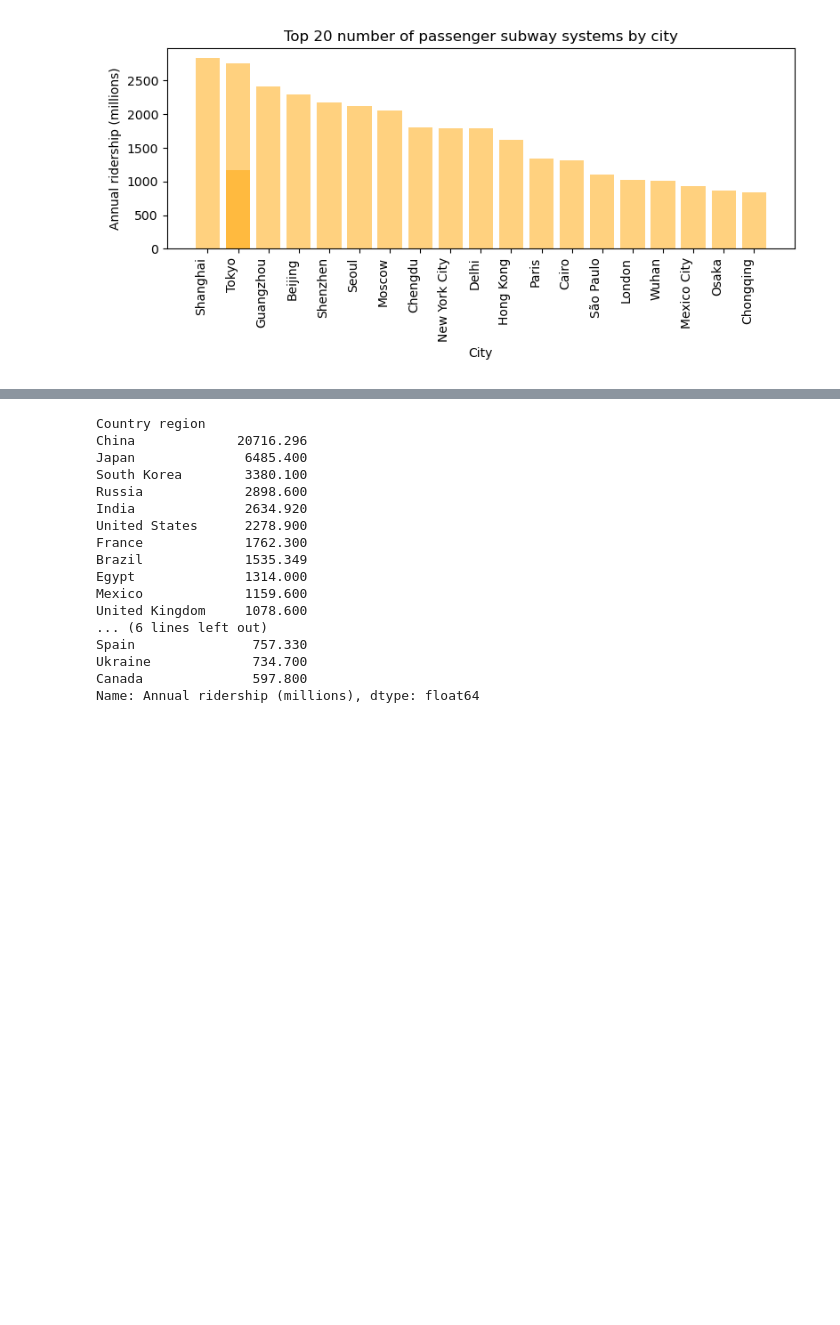
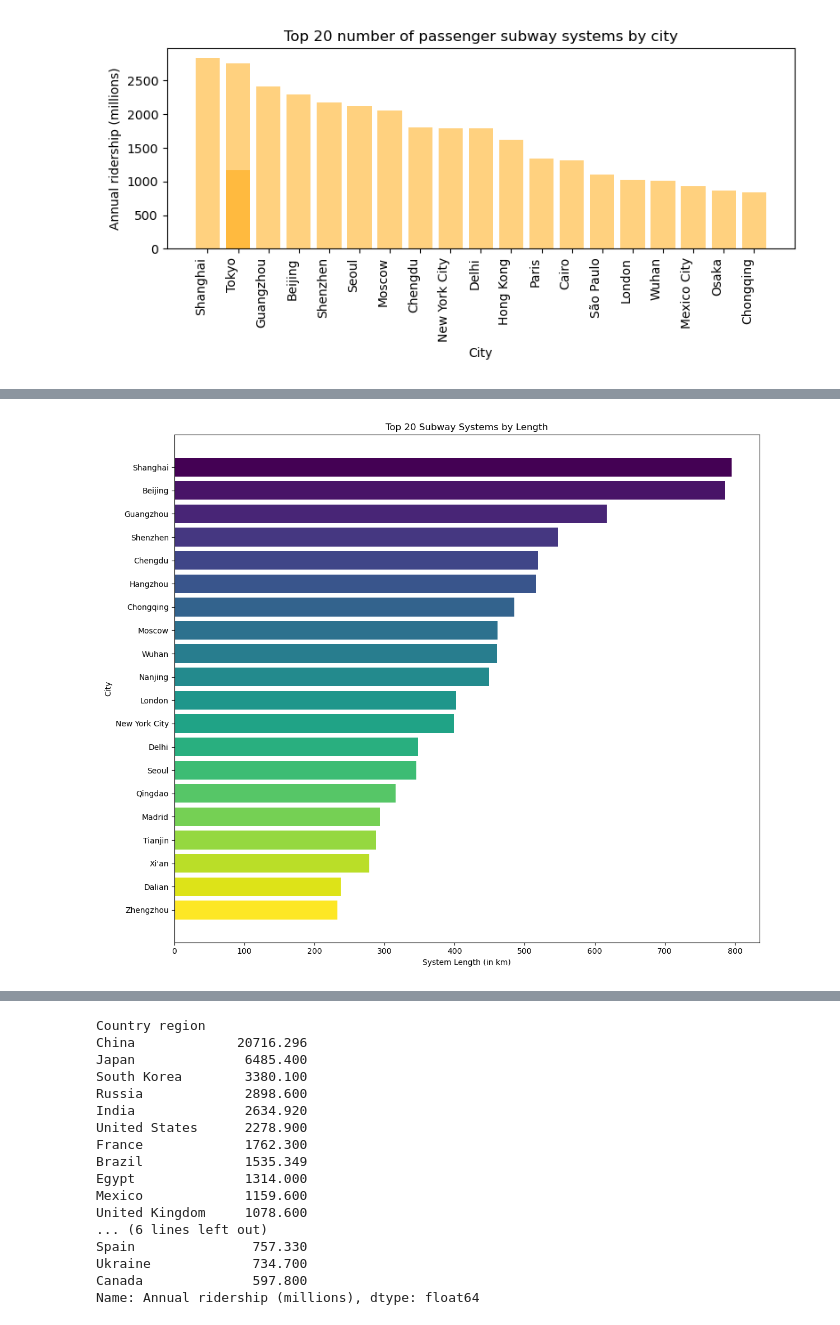
Before and after one commit to gituseraccount1/Project_1, a Jupyter notebook: proj_1.ipynb, the cells around one changed output, grey strips where cells are left out. Saved outputs shown, nothing was run; the diff lists cells and outputs as text; code cells hidden in the pictures; blank space fills up the shorter version.

```diff
--- a/proj_1.ipynb
+++ b/proj_1.ipynb
@@ -247,0 +263,17 @@ plt.show()
+# %%
+#bar plot top 20 total subway systems length (in Km or miles) by (either by city and/or total for a country) with color of bar by country    D
+top_20_subways = split_transit_df.sort_values("System length (in km)", ascending=False).head(20)
+
+# Create a bar plot
+colors = plt.cm.viridis(np.linspace(0, 1, 20))  # Creating a colormap of 20 colors
+
+plt.figure(figsize=(12, 10))
+plt.barh(top_20_subways["City"], top_20_subways["System length (in km)"], color=colors)
+plt.xlabel("System Length (in km)")
+plt.ylabel("City")
+plt.title("Top 20 Subway Systems by Length")
+plt.gca().invert_yaxis()  # To display the subway system with the longest length at the top
+plt.tight_layout()
+plt.show()
+# %% [output]
+[figure, added]
```
Also changed, not shown: parts of 8 cells of this notebook.
